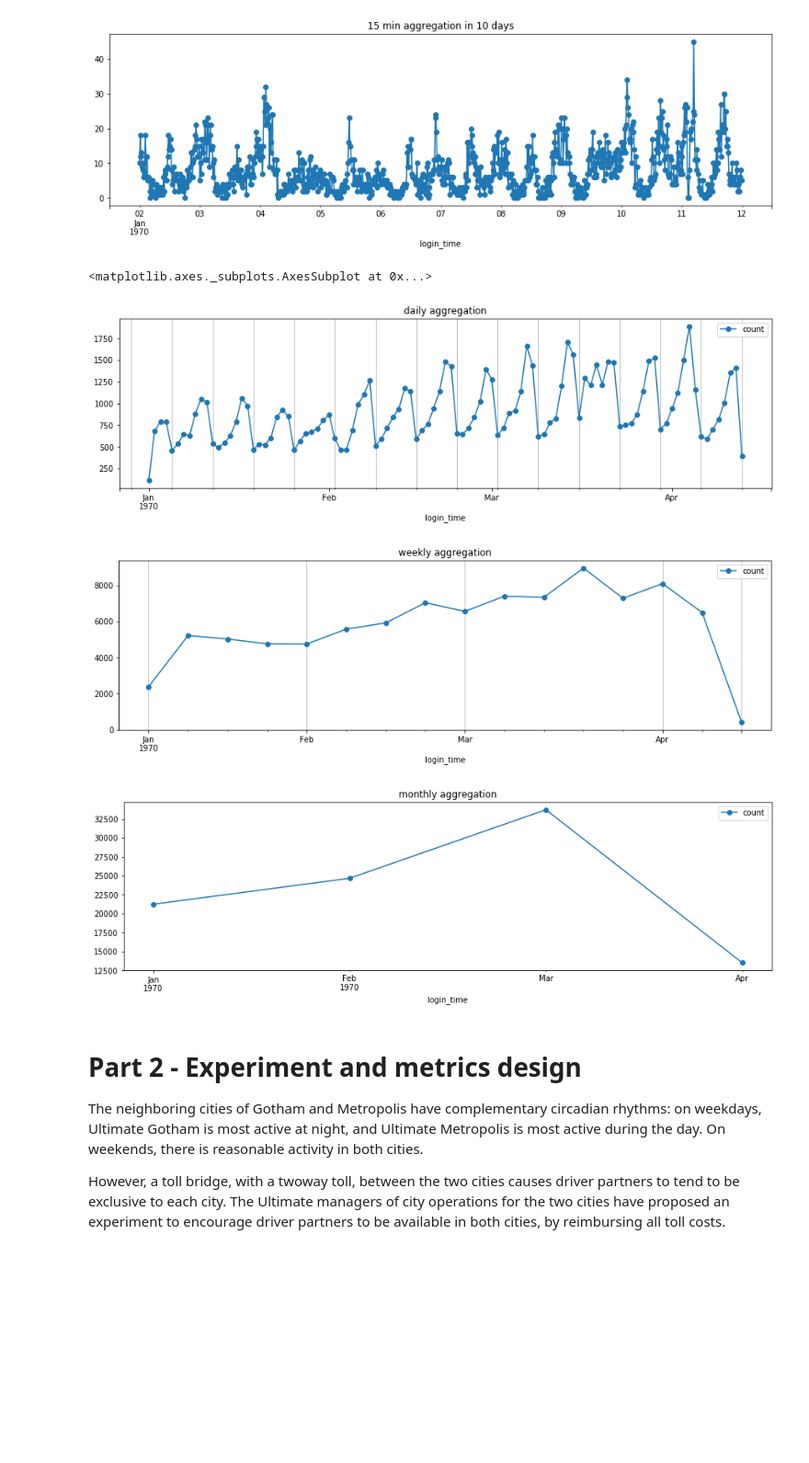
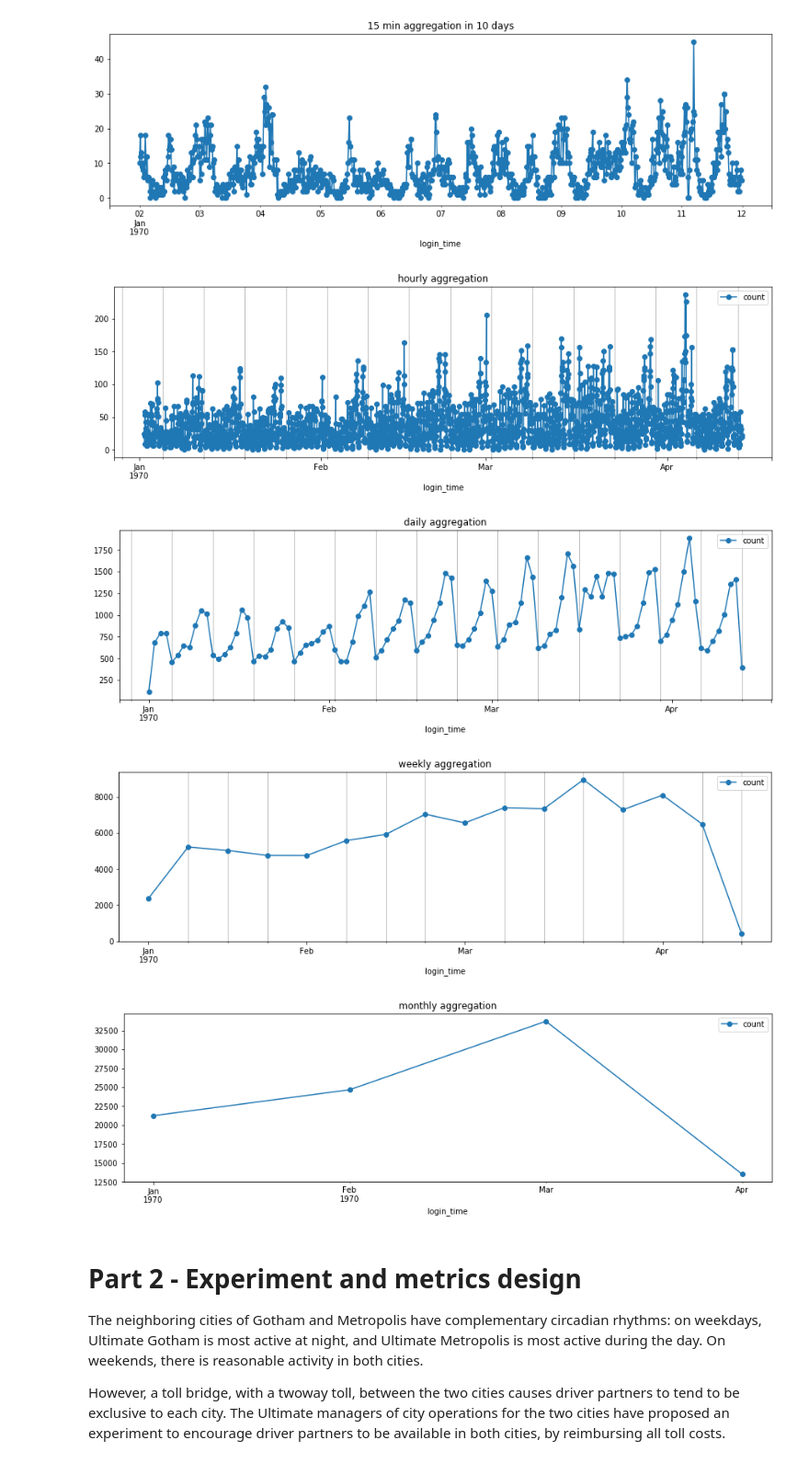
Before and after one commit to yungnien/Springboard, a Jupyter notebook: take_home/ultimate_challenge/ultimate_data_science_challenge.ipynb, the cells around one changed output. Shown at 92% size. Saved outputs shown, nothing was run; the diff lists cells and outputs as text; code cells hidden in the pictures; blank space fills up the shorter version.

```diff
--- a/take_home/ultimate_challenge/ultimate_data_science_challenge.ipynb
+++ b/take_home/ultimate_challenge/ultimate_data_science_challenge.ipynb
@@ -64,18 +64,22 @@ pyplot.show()
 [figure]
 [figure]
 # %%
+ax = logs[["count"]].resample("H").sum().plot(figsize=(15,4),title="hourly aggregation", marker='o')
+ax.xaxis.grid(True, which="minor")
+
 ax = logs[["count"]].resample("D").sum().plot(figsize=(15,4),title="daily aggregation", marker='o')
 ax.xaxis.grid(True, which="minor")
 
 ax = logs[["count"]].resample("W").sum().plot(figsize=(15,4),title="weekly aggregation",marker='o')
-ax.xaxis.grid(True, which="major")
+ax.xaxis.grid(True, which="minor")
 
 logs[["count"]].resample("M").sum().plot(figsize=(15,4),title="monthly aggregation", marker='o')
+ax.xaxis.grid(True, which="minor")
 # %% [output]
-<matplotlib.axes._subplots.AxesSubplot at 0x...>
-[figure, old version]
+[figure, new version]
-[figure, old version]
+[figure, new version]
-[figure, old version]
+[figure, new version]
+[figure, added]
 # %% [markdown]
 # Part 2 ‐ Experiment and metrics design
 The neighboring cities of Gotham and Metropolis have complementary circadian rhythms: on weekdays, Ultimate Gotham is most active at night, and Ultimate Metropolis is most active during the day. On weekends, there is reasonable activity in both cities.
```
Also changed, not shown: parts of 11 cells of this notebook.
